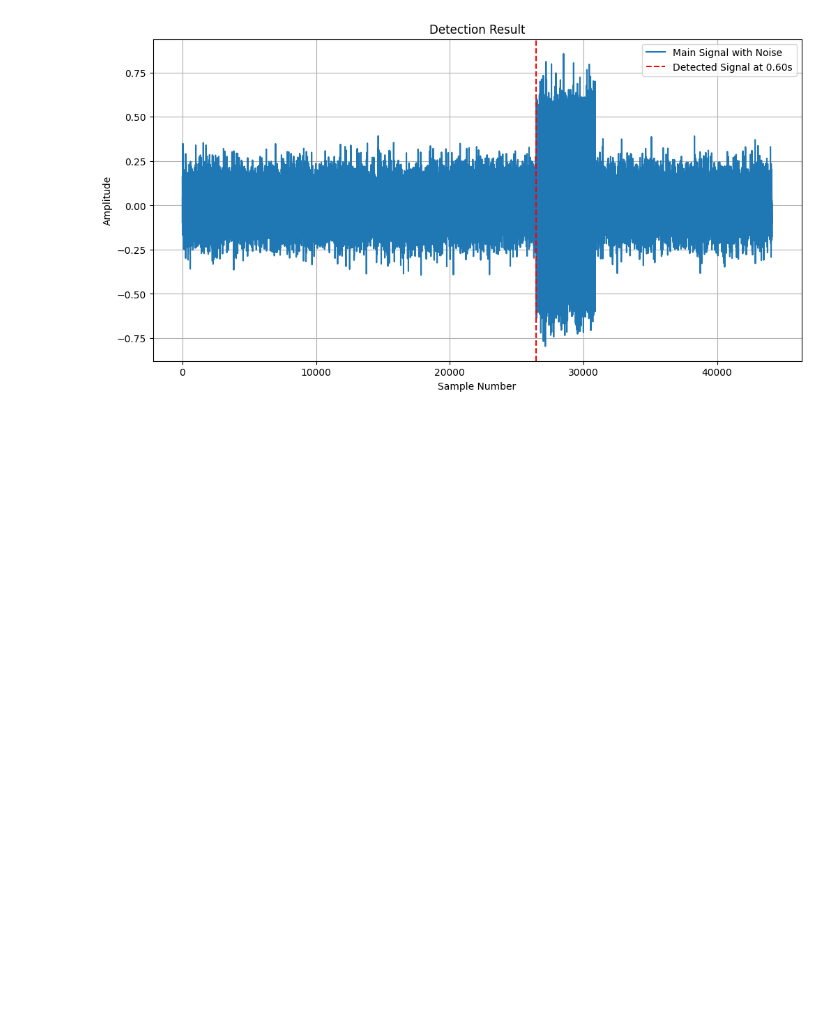
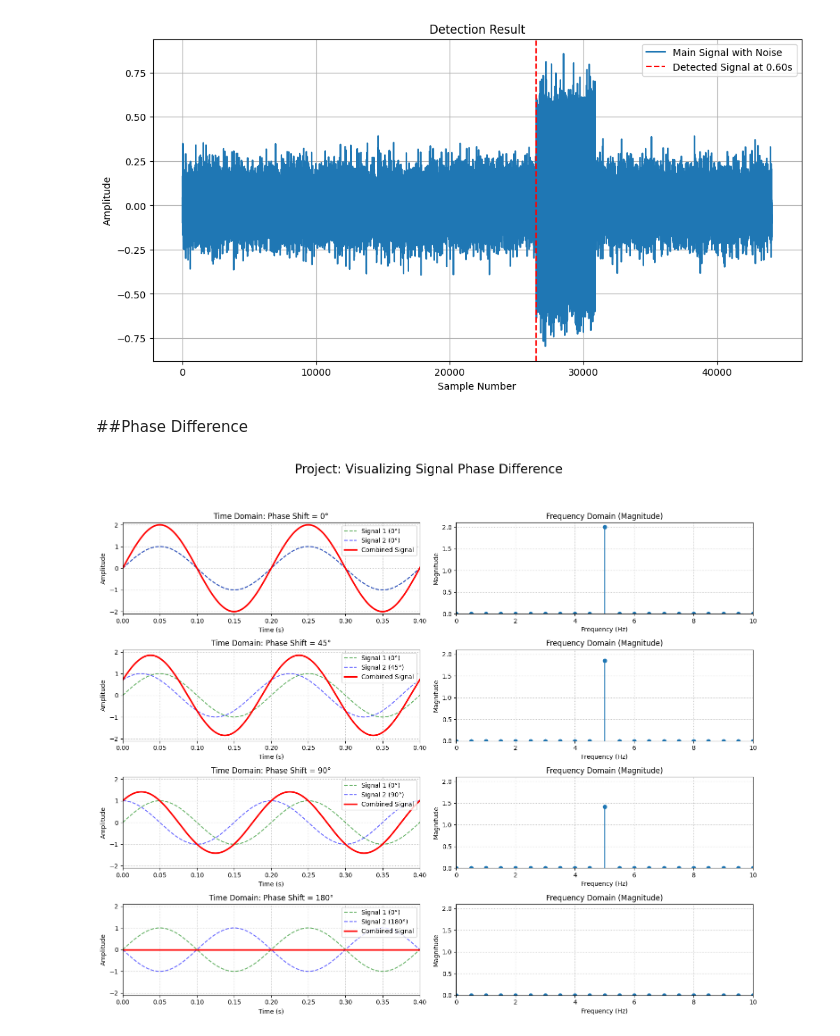
Before and after one commit to Mahdi-Miri/Signal_Proccesing, a Jupyter notebook: Signal_Proccesing.ipynb, the cells around one changed output. Drawn from its saved outputs; the diff is of its cells as text; code cells hidden in the pictures; blank space fills up the shorter version.

```diff
--- a/Signal_Proccesing.ipynb
+++ b/Signal_Proccesing.ipynb
@@ -201,3 +201,11 @@ plt.grid(True)
 plt.show()
 # %% [output]
 [figure]
+# %% [markdown]
+##Phase Difference
+# %%
+SAMPLING_RATE = 1000  # Samples per second
+DURATION = 2.0        # Seconds
+FREQUENCY = 5         # Hertz
+# Create the time vector, which is also a constant for all calls
+T = np.linspace(0, DURATION, int(SAMPLING_RATE * DURATION), endpoint=False)
@@ -203,0 +256,23 @@ plt.show()
+# %%
+if __name__ == "__main__":
+
+    # Define the list of phase shifts we want to test
+    phase_shifts_to_test = [0, 45, 90, 180]
+
+    # Create a figure and a grid of subplots to hold all our charts
+    fig, axes = plt.subplots(
+        nrows=len(phase_shifts_to_test),
+        ncols=2,
+        figsize=(15, 13) # A good size for readability
+    )
+    fig.suptitle('Project: Visualizing Signal Phase Difference', fontsize=20, y=0.99)
+
+    # Loop through our list and call the function for each phase shift
+    for i, phase in enumerate(phase_shifts_to_test):
+        analyze_and_plot_phase_shift(phase, axes[i, 0], axes[i, 1])
+
+    # Final adjustments for a clean layout and display the plot
+    plt.tight_layout(rect=[0, 0.03, 1, 0.95])
+    plt.show()
+# %% [output]
+[figure, added]
```
Also changed, not shown: parts of 1 cell of this notebook.
